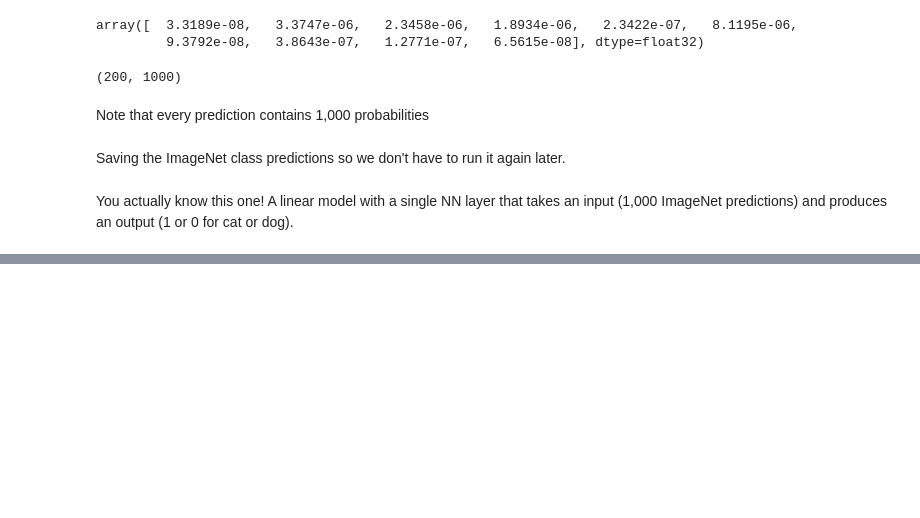
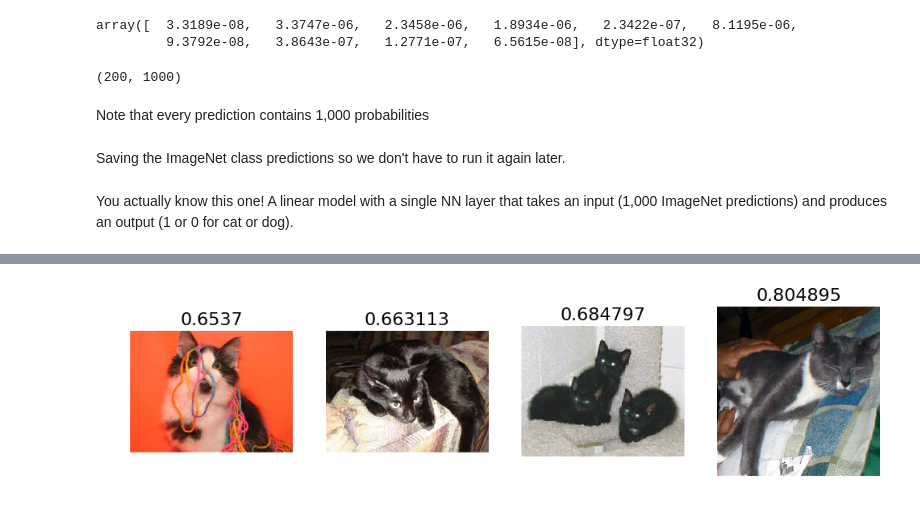
Before and after one commit to theianchan/fastai, a Jupyter notebook: Lesson 2.ipynb, the cells around one changed output, grey strips where cells are left out. Saved outputs shown, nothing was run; the diff lists cells and outputs as text; code cells hidden in the pictures; blank space fills up the shorter version.

```diff
--- a/Lesson 2.ipynb
+++ b/Lesson 2.ipynb
@@ -204,0 +293,2 @@ The model has a single dense layer - not sure what "params" means here or "conne
+# %%
+correct_cats = np.where((preds==labels) & (preds==0))[0]
@@ -204,0 +305,2 @@ The model has a single dense layer - not sure what "params" means here or "conne
+# %%
+most_correct_cats = np.argsort(probs[correct_cats])[:nv]
@@ -204,0 +315,4 @@ The model has a single dense layer - not sure what "params" means here or "conne
+# %%
+plots_idx(correct_cats[most_correct_cats], probs[correct_cats][most_correct_cats])
+# %% [output]
+[figure, added]
```
Also changed, not shown: parts of 52 cells of this notebook.
